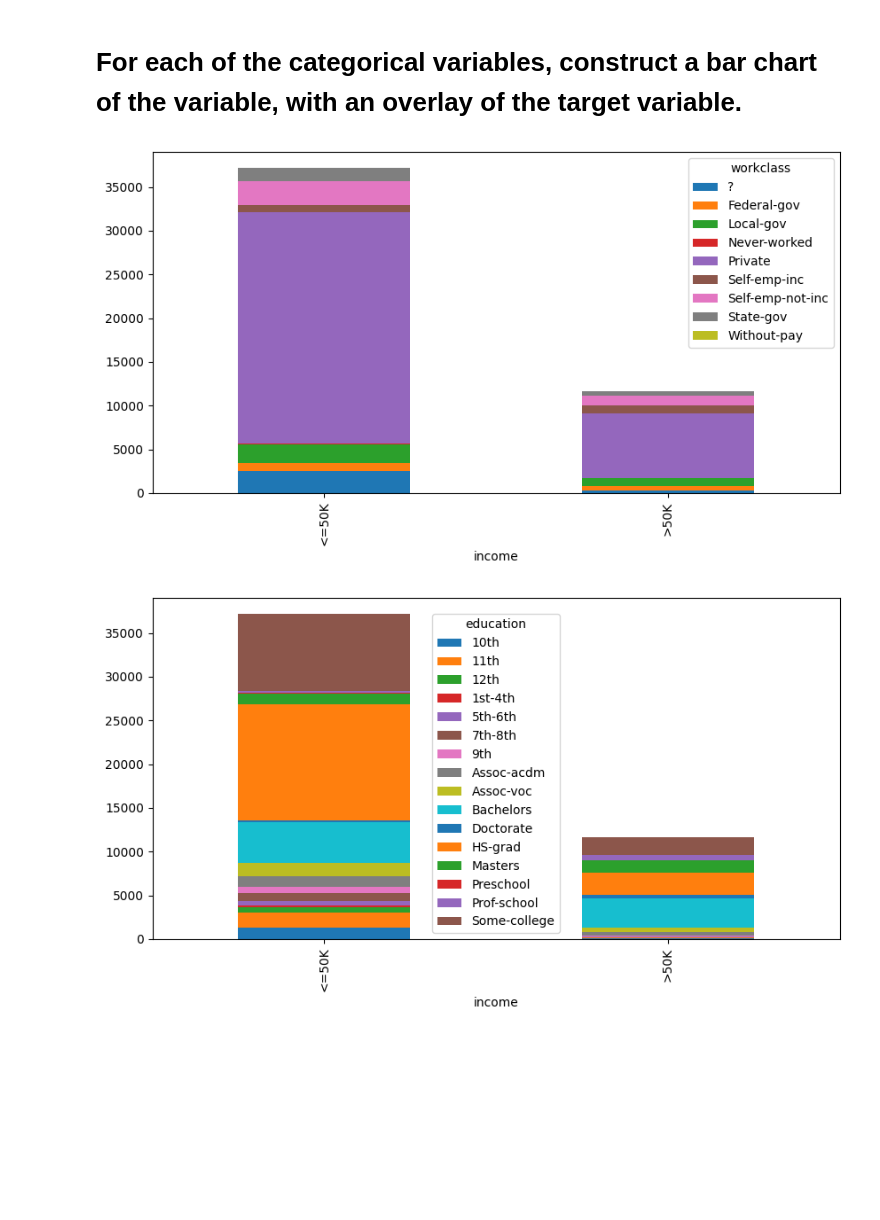
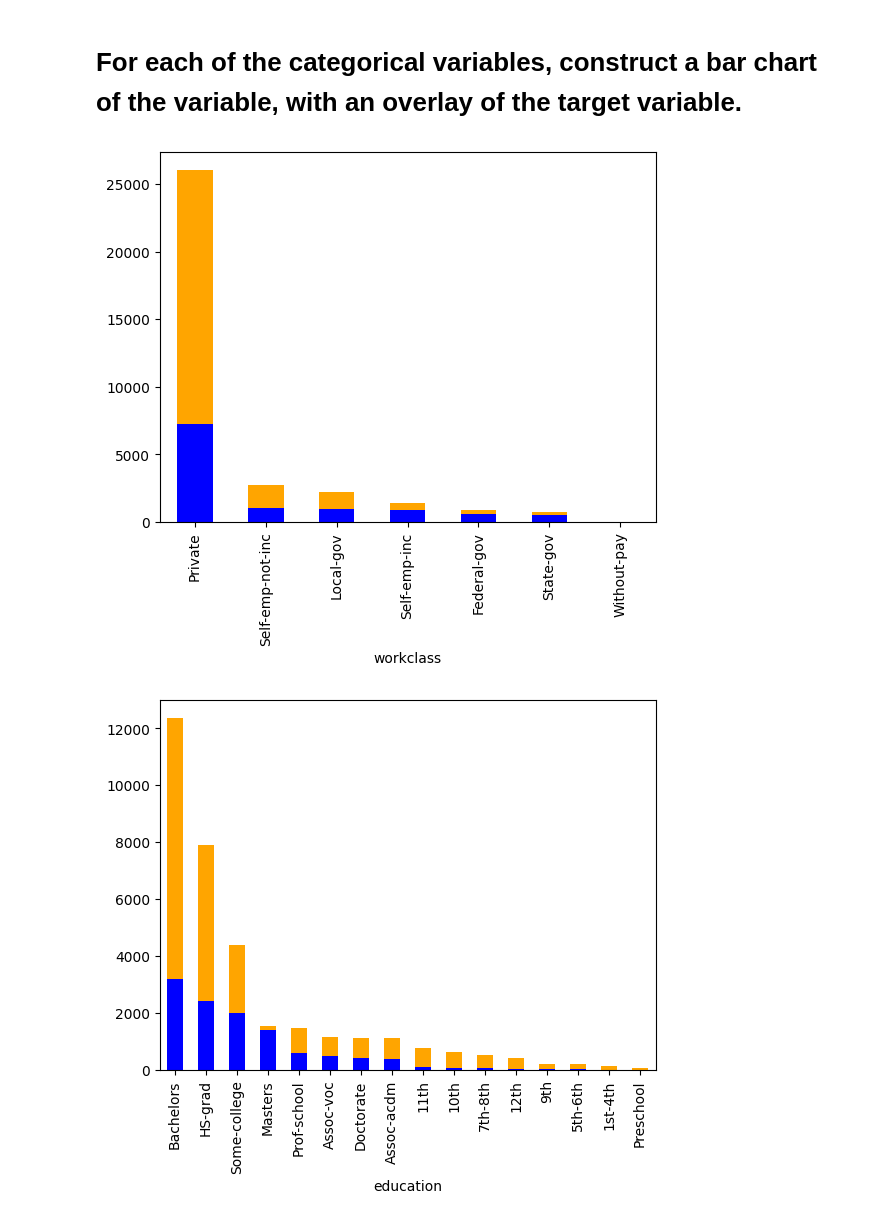
Before and after one commit to KanonKC/01204465-Data-Mining, a Jupyter notebook: Week 3/preprocessing.ipynb, the cells around one changed output. Cells and saved outputs as stored; diff of their text form; code cells hidden in the pictures; blank space fills up the shorter version.

```diff
--- a/Week 3/preprocessing.ipynb
+++ b/Week 3/preprocessing.ipynb
@@ -29,18 +9,23 @@ import matplotlib.pyplot as plt
 
 dataset = pd.read_csv('adult.csv')
+# %%
+dataset['native-country'].fillna(dataset['native-country'].mode()[0], inplace=True)
+dataset = dataset.replace("?", np.nan).dropna()
 # %% [markdown]
 # For each of the categorical variables, construct a bar chart of the variable, with an overlay of the target variable.
 # %%
 catagoricalData = dataset.select_dtypes(include=['object']).copy()
 
 for column in catagoricalData:
     if column == "income":
         continue
-    aggregrated = catagoricalData.groupby(["income",column])[column].count()
 
-    # Plot graph
-    aggregrated.unstack().plot(kind='bar',stacked=True, figsize=(10,5))
+    less50kData = catagoricalData[catagoricalData['income'] == '<=50K']
+    more50kData = catagoricalData[catagoricalData['income'] == '>50K']
+
+    less50kData[column].value_counts().plot(kind="bar", color='orange', grid=False)
+    more50kData[column].value_counts().plot(kind="bar", color='blue', grid=False)
     plt.show()
 # %% [output]
-[figure, old version]
+[figure, new version]
-[figure, old version]
+[figure, new version]
```
Also changed, not shown: parts of 7 cells of this notebook.
